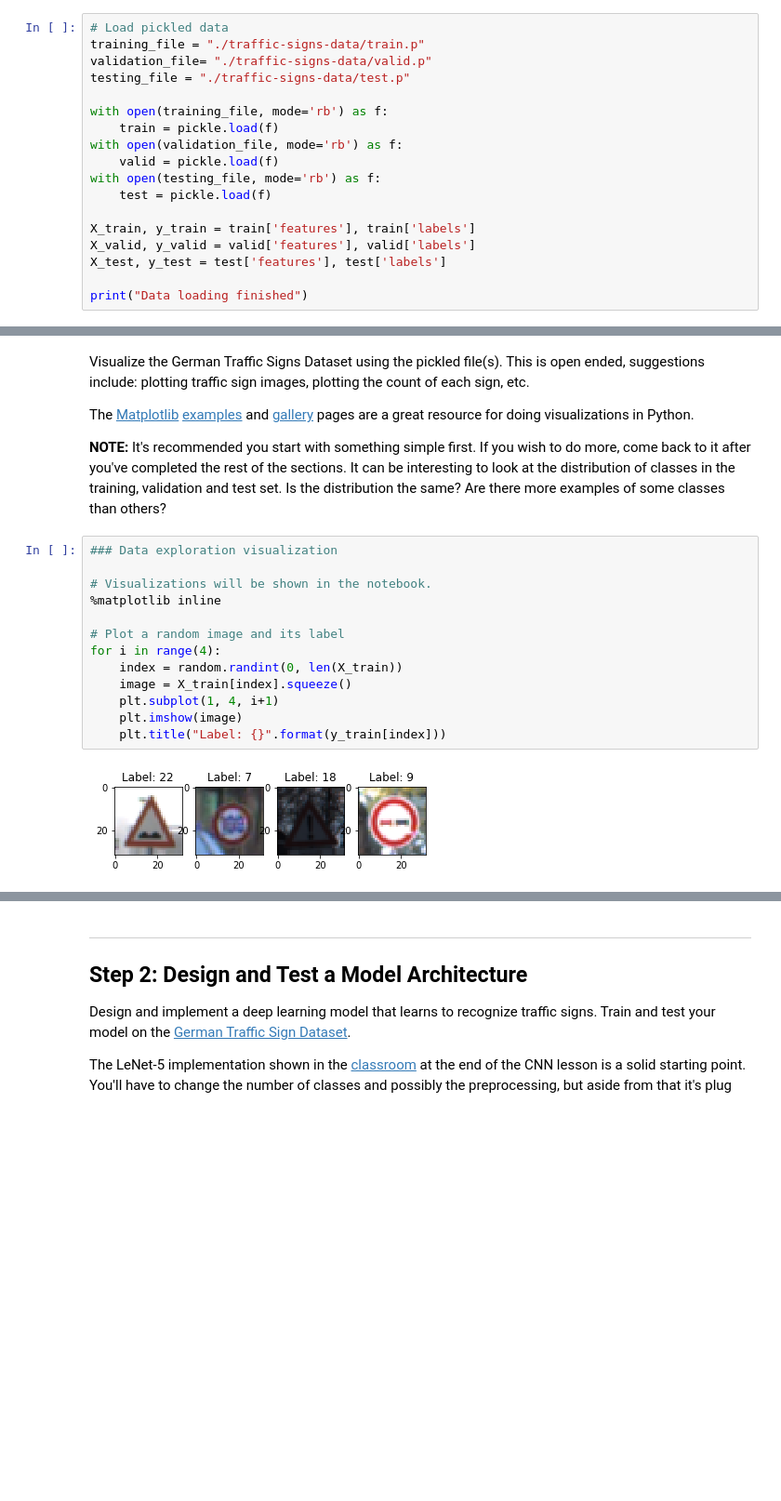
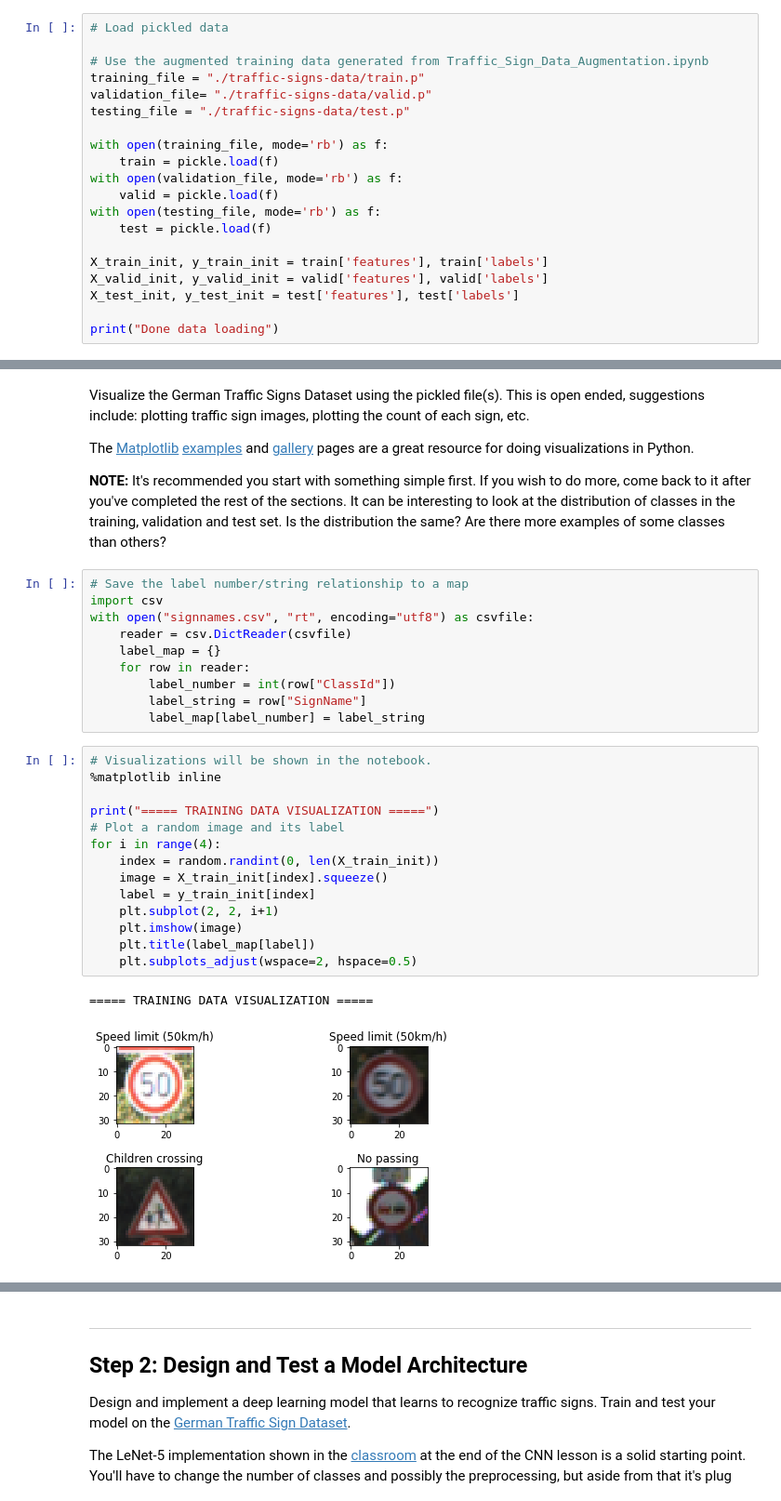
Before and after one commit to fang-yu-liu/traffic-sign-classification, a Jupyter notebook: Traffic_Sign_Classifier.ipynb, the cells around one changed output, grey strips where cells are left out. Shown at 93% size. Drawn from its saved outputs; the diff is of its cells as text; blank space fills up the shorter version.

```diff
--- a/Traffic_Sign_Classifier.ipynb
+++ b/Traffic_Sign_Classifier.ipynb
@@ -49,6 +59,8 @@ Probability of keeping any given unit:  0.5
 Save the trained model?  True
 # %%
 # Load pickled data
+
+# Use the augmented training data generated from Traffic_Sign_Data_Augmentation.ipynb
 training_file = "./traffic-signs-data/train.p"
 validation_file= "./traffic-signs-data/valid.p"
 testing_file = "./traffic-signs-data/test.p"
@@ -60,9 +72,9 @@ with open(validation_file, mode='rb') as f:
 with open(testing_file, mode='rb') as f:
     test = pickle.load(f)
 
-X_train, y_train = train['features'], train['labels']
-X_valid, y_valid = valid['features'], valid['labels']
-X_test, y_test = test['features'], test['labels']
+X_train_init, y_train_init = train['features'], train['labels']
+X_valid_init, y_valid_init = valid['features'], valid['labels']
+X_test_init, y_test_init = test['features'], test['labels']
 
-print("Data loading finished")
+print("Done data loading")
 # %% [output]
@@ -119,18 +135,30 @@ Visualize the German Traffic Signs Dataset using the pickled file(s). This is op
 The [Matplotlib](http://matplotlib.org/) [examples](http://matplotlib.org/examples/index.html) and [gallery](http://matplotlib.org/gallery.html) pages are a great resource for doing visualizations in Python.
 
 **NOTE:** It's recommended you start with something simple first. If you wish to do more, come back to it after you've completed the rest of the sections. It can be interesting to look at the distribution of classes in the training, validation and test set. Is the distribution the same? Are there more examples of some classes than others?
+# %%
+# Save the label number/string relationship to a map
+import csv
+with open("signnames.csv", "rt", encoding="utf8") as csvfile:
+    reader = csv.DictReader(csvfile)
+    label_map = {}
+    for row in reader:
+        label_number = int(row["ClassId"])
+        label_string = row["SignName"]
+        label_map[label_number] = label_string
 # %%
-### Data exploration visualization
-
 # Visualizations will be shown in the notebook.
 %matplotlib inline
 
+print("===== TRAINING DATA VISUALIZATION =====")
 # Plot a random image and its label
 for i in range(4):
-    index = random.randint(0, len(X_train))
-    image = X_train[index].squeeze()
-    plt.subplot(1, 4, i+1)
+    index = random.randint(0, len(X_train_init))
+    image = X_train_init[index].squeeze()
+    label = y_train_init[index]
+    plt.subplot(2, 2, i+1)
     plt.imshow(image)
-    plt.title("Label: {}".format(y_train[index]))
+    plt.title(label_map[label])
+    plt.subplots_adjust(wspace=2, hspace=0.5)
 # %% [output]
+===== TRAINING DATA VISUALIZATION =====
-[figure, old version]
+[figure, new version]
```
Also changed, not shown: parts of 26 cells of this notebook, 11 other files.
